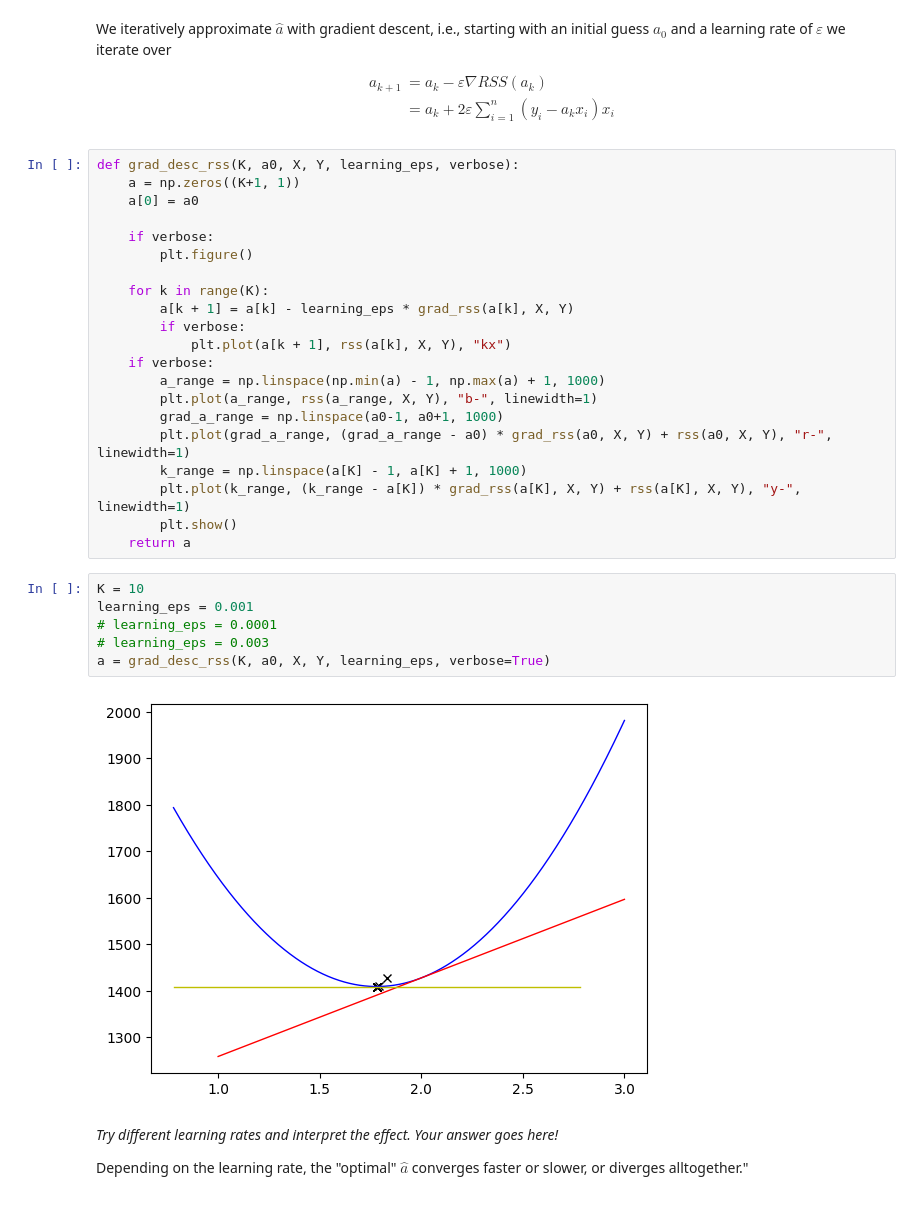
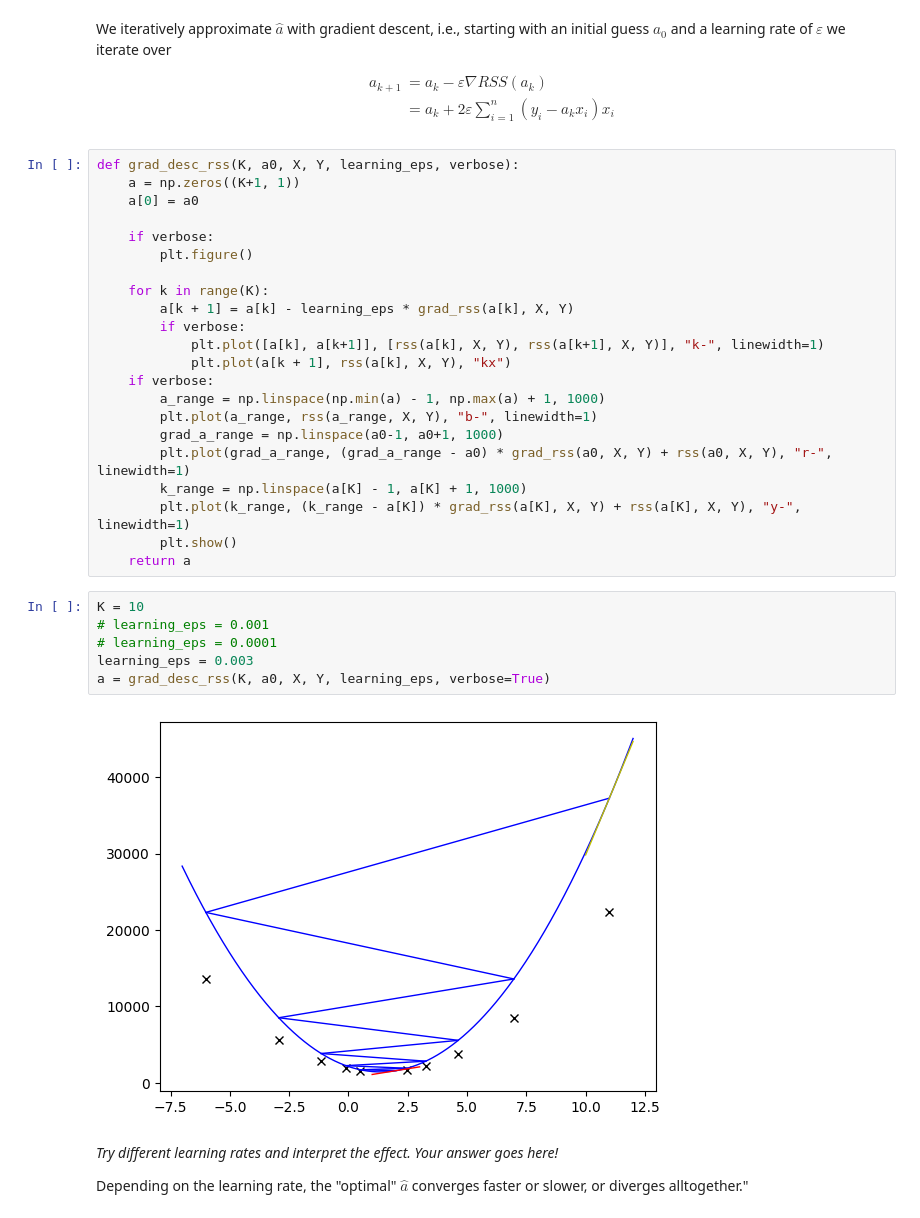
Before and after one commit to kallefrisk/Schoolwork, a Jupyter notebook: Python/DeepLearning/Numerical Linear Regression.ipynb, the cells around one changed output. Cells and saved outputs as stored; diff of their text form.

```diff
--- a/Python/DeepLearning/Numerical Linear Regression.ipynb
+++ b/Python/DeepLearning/Numerical Linear Regression.ipynb
@@ -112,6 +112,7 @@ def grad_desc_rss(K, a0, X, Y, learning_eps, verbose):
     for k in range(K):
         a[k + 1] = a[k] - learning_eps * grad_rss(a[k], X, Y)
         if verbose:
+            plt.plot([a[k], a[k+1]], [rss(a[k], X, Y), rss(a[k+1], X, Y)], "k-", linewidth=1)
             plt.plot(a[k + 1], rss(a[k], X, Y), "kx")
     if verbose:
         a_range = np.linspace(np.min(a) - 1, np.max(a) + 1, 1000)
@@ -124,12 +125,12 @@ def grad_desc_rss(K, a0, X, Y, learning_eps, verbose):
     return a
 # %%
 K = 10
-learning_eps = 0.001
+# learning_eps = 0.001
 # learning_eps = 0.0001
-# learning_eps = 0.003
+learning_eps = 0.003
 a = grad_desc_rss(K, a0, X, Y, learning_eps, verbose=True)
 # %% [output]
-[figure, old version]
+[figure, new version]
 # %% [markdown]
 *Try different learning rates and interpret the effect. Your answer goes here!*
 
```
Also changed, not shown: parts of 8 cells of this notebook.
